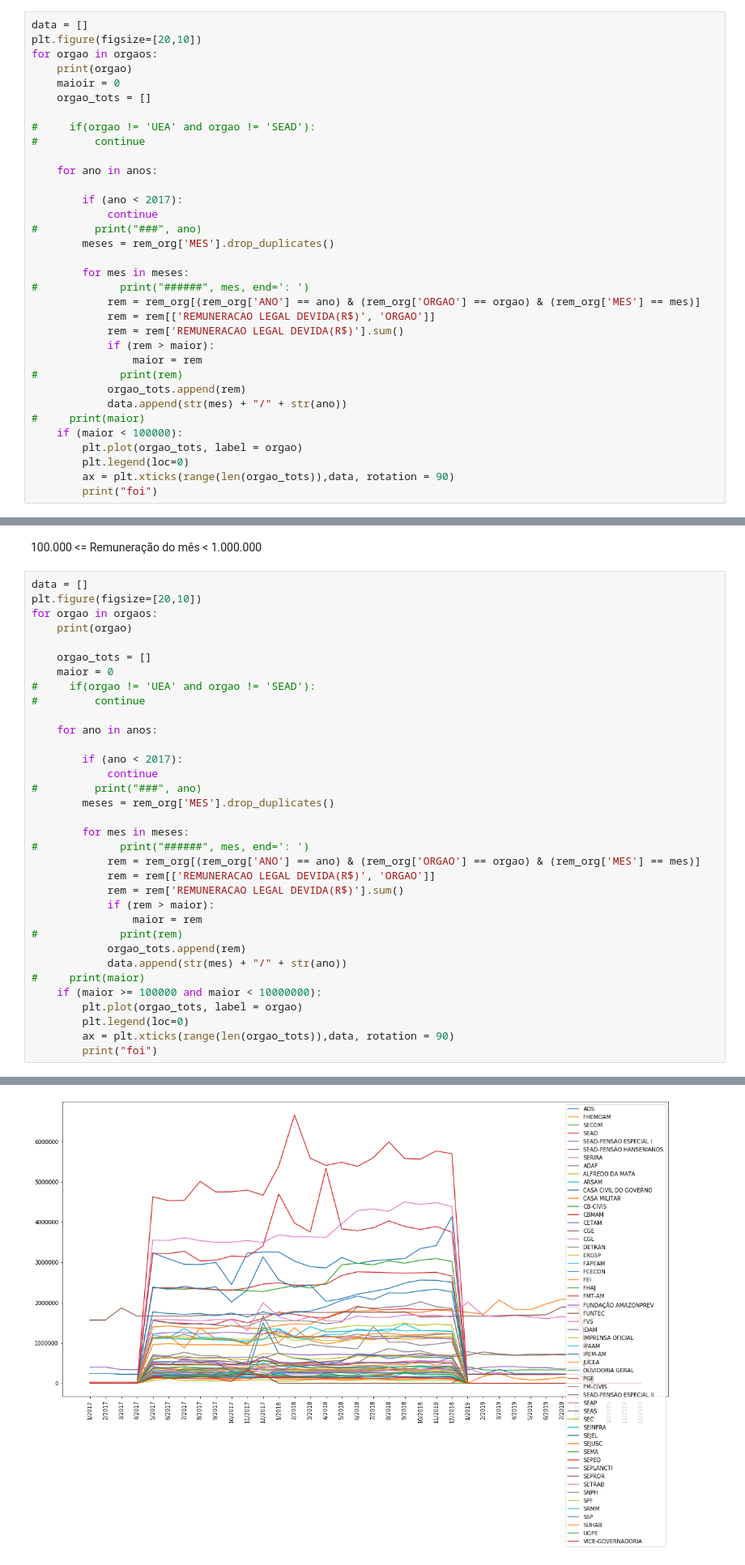
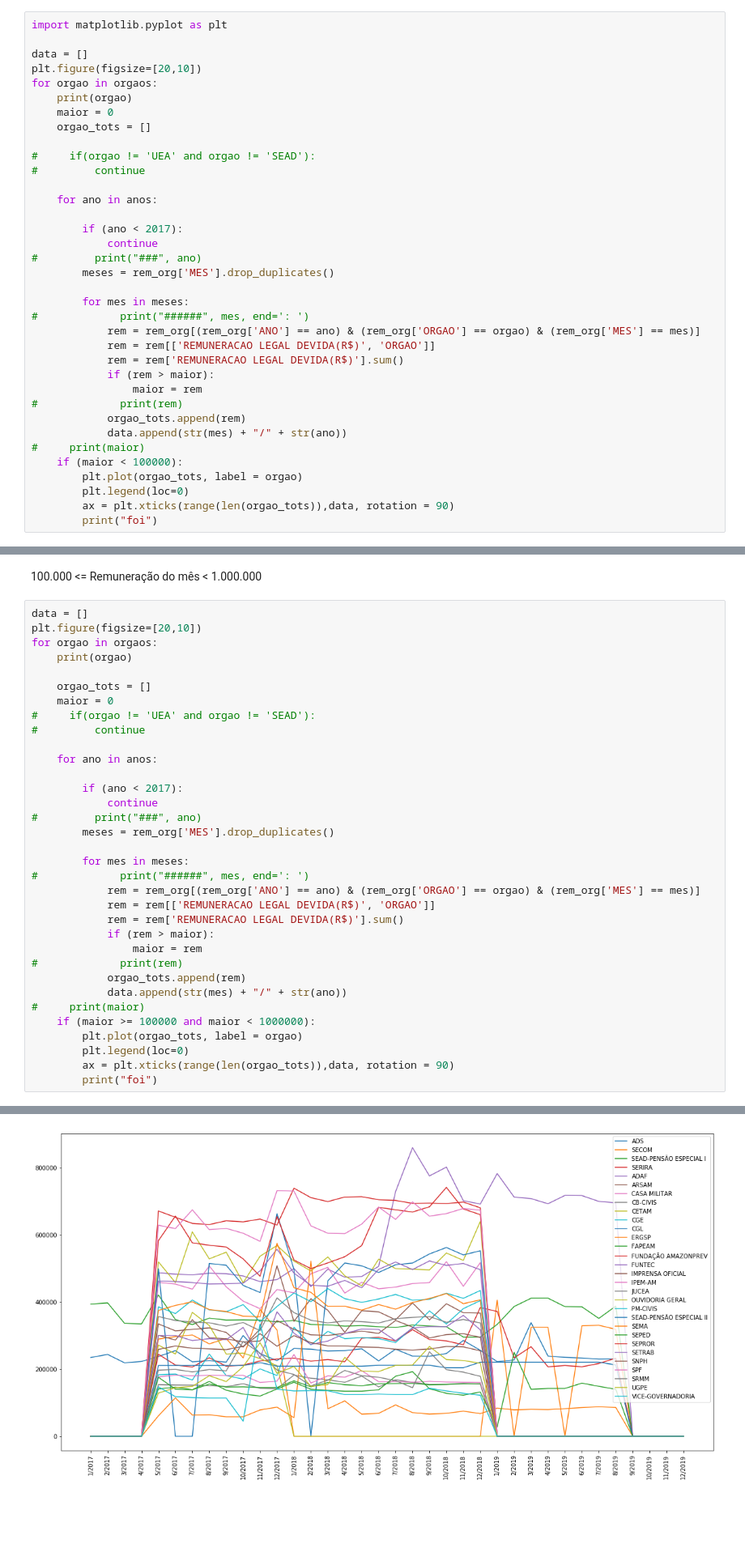
Before and after one commit to ViniPessoa8/PAIC, a Jupyter notebook: csv-merger.ipynb, the cells around one changed output, grey strips where cells are left out. Shown at 81% size. Saved outputs shown, nothing was run; the diff lists cells and outputs as text; blank space fills up the shorter version.

```diff
--- a/csv-merger.ipynb
+++ b/csv-merger.ipynb
@@ -152,11 +153,13 @@ rem_org.rename(columns={' REMUNERACAO LEGAL DEVIDA(R$)' : 'REMUNERACAO LEGAL DEV
 # %% [markdown]
 Remuneração do mês < R$100.000
 # %%
+import matplotlib.pyplot as plt
+
 data = []
 plt.figure(figsize=[20,10])
 for orgao in orgaos:
     print(orgao)
-    maioir = 0
+    maior = 0
     orgao_tots = []
 
 #     if(orgao != 'UEA' and orgao != 'SEAD'):
@@ -216,7 +239,7 @@ for orgao in orgaos:
             orgao_tots.append(rem)
             data.append(str(mes) + "/" + str(ano))
 #     print(maior)
-    if (maior >= 100000 and maior < 10000000):
+    if (maior >= 100000 and maior < 1000000):
         plt.plot(orgao_tots, label = orgao)
         plt.legend(loc=0)
         ax = plt.xticks(range(len(orgao_tots)),data, rotation = 90)
@@ -242,4 +265,4 @@ SEDUC
-[figure, old version]
+[figure, new version]
 # %% [markdown]
  1.000.000 <= Remuneração do mês < 10.000.000
 # %%
```
Also changed, not shown: parts of 18 cells of this notebook.
